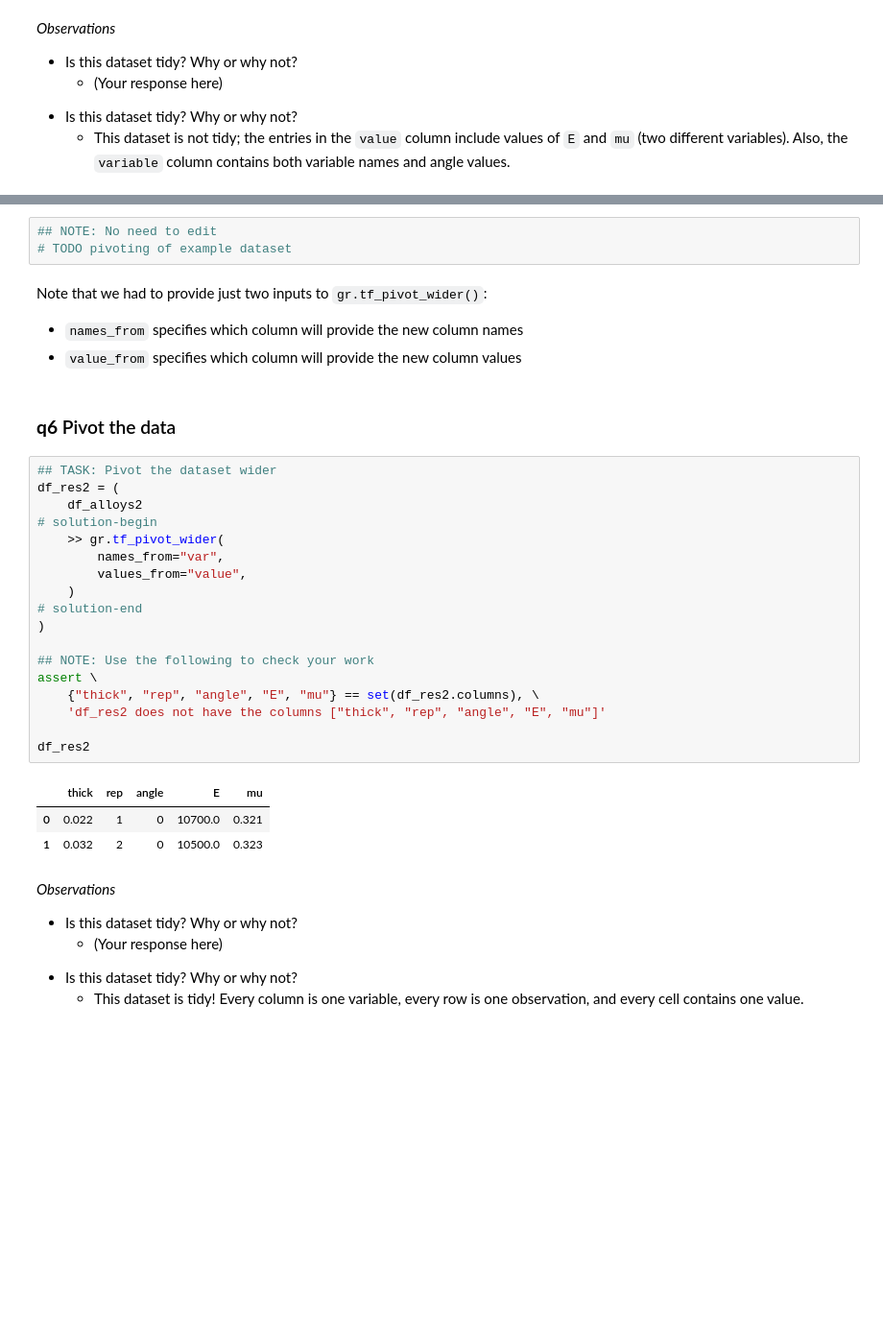
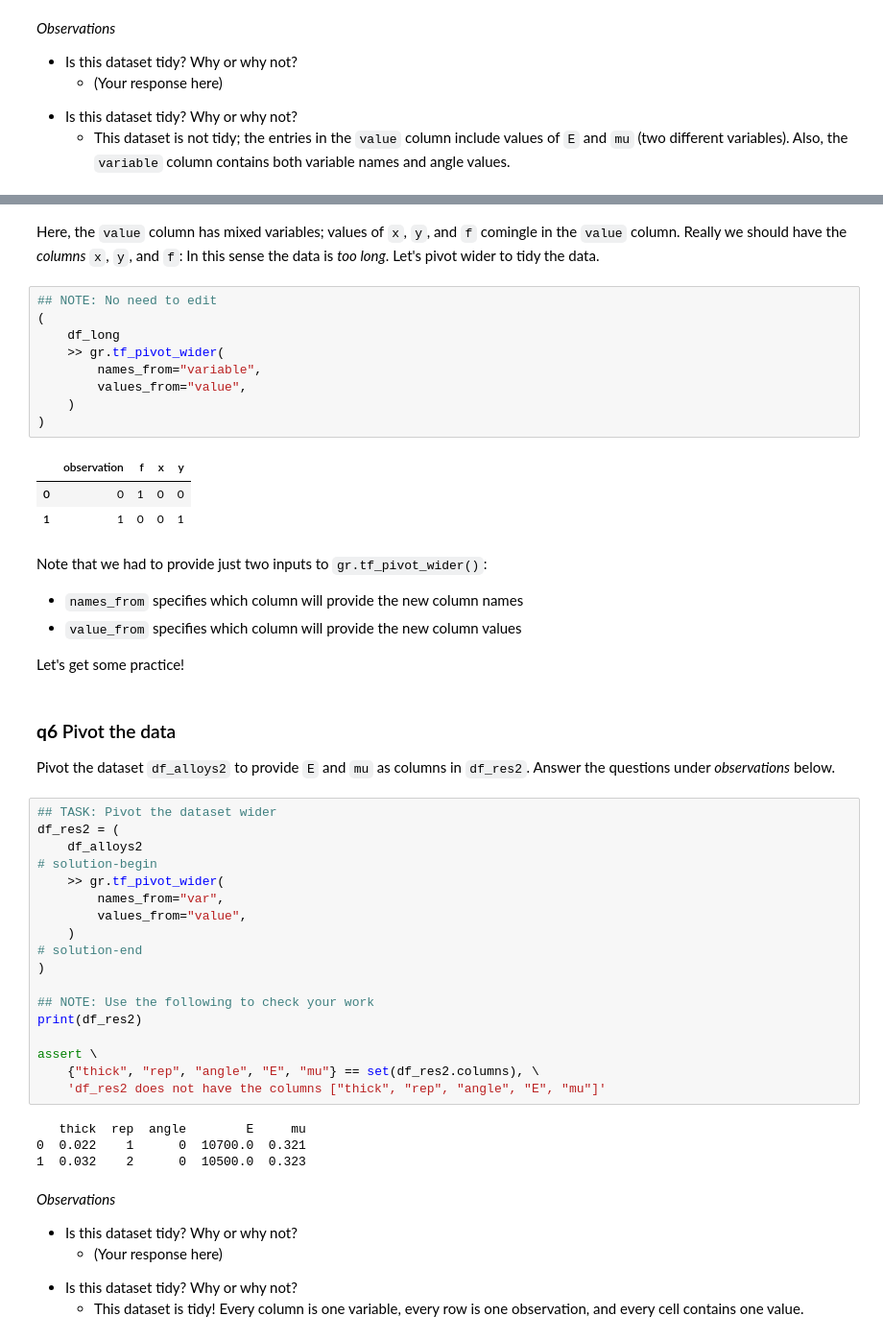
Before and after one commit to zdelrosario/evc-course, a Jupyter notebook: exercises/e-data03-pivot-master.ipynb, the cells around one changed output, grey strips where cells are left out. Shown at 96% size. Cells and saved outputs as stored; diff of their text form; blank space fills up the shorter version.

Commit message:
draft e-data03

```diff
--- a/exercises/e-data03-pivot-master.ipynb
+++ b/exercises/e-data03-pivot-master.ipynb
@@ -391,13 +412,29 @@ df_simplified
+# %% [markdown]
+Here, the `value` column has mixed variables; values of `x`, `y`, and `f` comingle in the `value` column. Really we should have the *columns* `x`, `y`, and `f`: In this sense the data is *too long*. Let's pivot wider to tidy the data.
 # %%
 ## NOTE: No need to edit
-# TODO pivoting of example dataset
+(
+    df_long
+    >> gr.tf_pivot_wider(
+        names_from="variable",
+        values_from="value",
+    )
+)
+# %% [output]
+|  | observation | f | x | y |
+| 0 | 0 | 1 | 0 | 0 |
+| 1 | 1 | 0 | 0 | 1 |
 # %% [markdown]
 Note that we had to provide just two inputs to `gr.tf_pivot_wider()`:
 
 - `names_from` specifies which column will provide the new column names
 - `value_from` specifies which column will provide the new column values
+
+Let's get some practice!
 # %% [markdown]
 ### __q6__ Pivot the data
+
+Pivot the dataset `df_alloys2` to provide `E` and `mu` as columns in `df_res2`. Answer the questions under *observations* below.
 # %%
 ## TASK: Pivot the dataset wider
 df_res2 = (
@@ -411,15 +448,15 @@ df_res2 = (
 )
 
 ## NOTE: Use the following to check your work
+print(df_res2)
+
 assert \
     {"thick", "rep", "angle", "E", "mu"} == set(df_res2.columns), \
     'df_res2 does not have the columns ["thick", "rep", "angle", "E", "mu"]'
-
-df_res2
 # %% [output]
-|  | thick | rep | angle | E | mu |
-| 0 | 0.022 | 1 | 0 | 10700.0 | 0.321 |
-| 1 | 0.032 | 2 | 0 | 10500.0 | 0.323 |
+   thick  rep  angle        E     mu
+0  0.022    1      0  10700.0  0.321
+1  0.032    2      0  10500.0  0.323
 # %% [markdown]
 *Observations*
 
```
Also changed, not shown: parts of 12 cells of this notebook.
